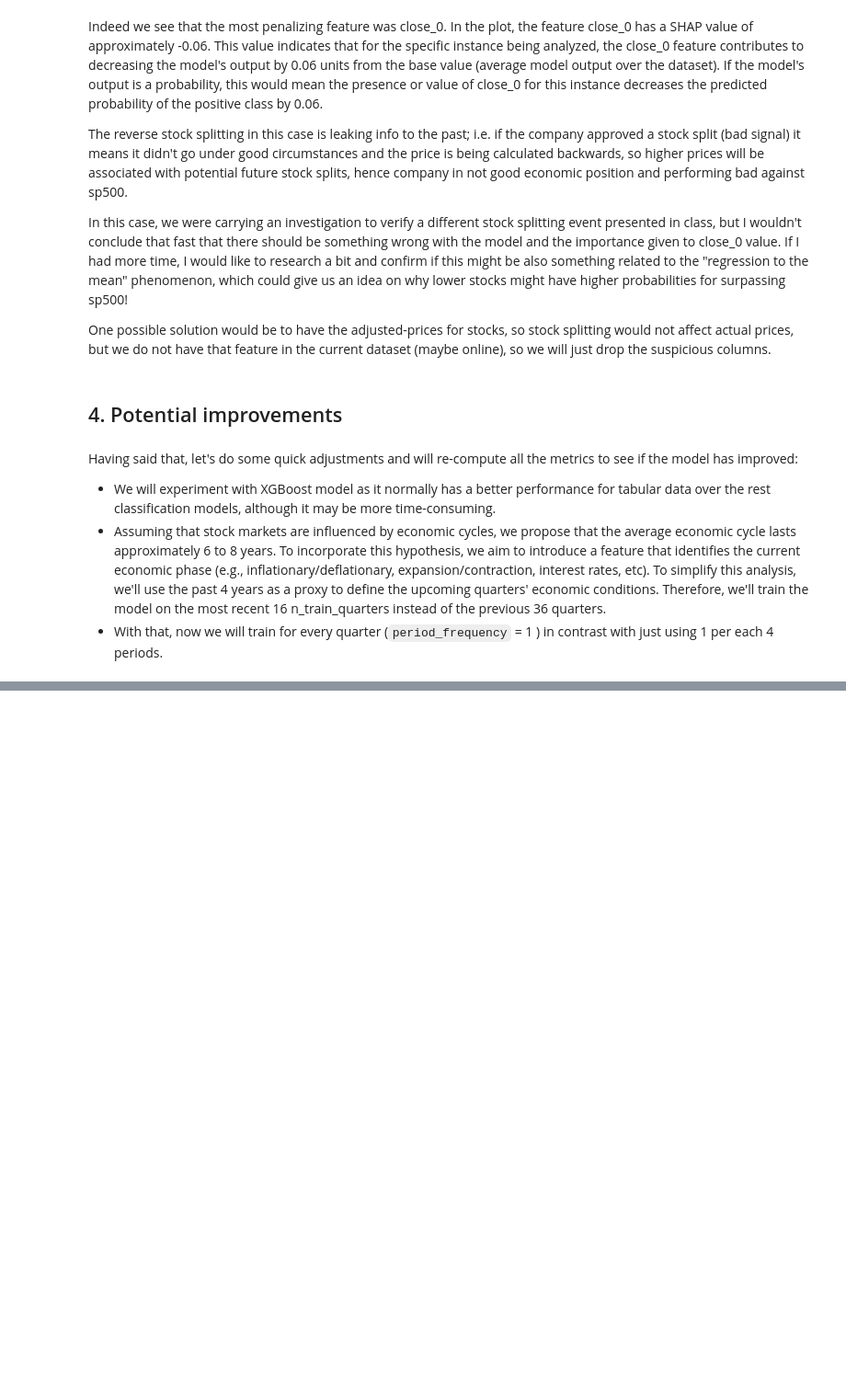
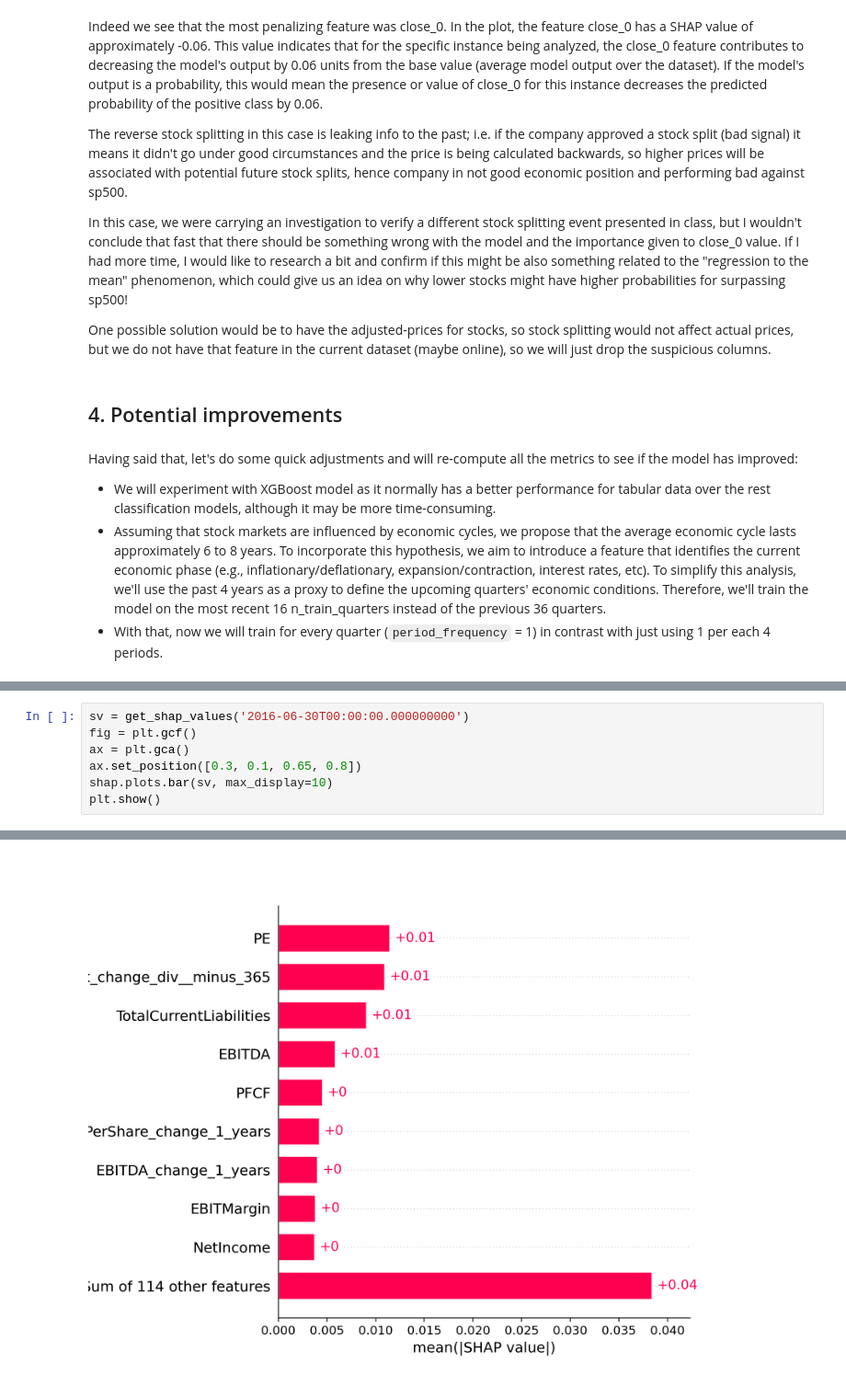
Before and after one commit to dan1dr/zrive-ds, a Jupyter notebook: src/module_5/module5.ipynb, the cells around one changed output, grey strips where cells are left out. Shown at 92% size. Cells and saved outputs as stored; diff of their text form; blank space fills up the shorter version.

```diff
--- a/src/module_5/module5.ipynb
+++ b/src/module_5/module5.ipynb
@@ -1231,0 +1307,8 @@ print(plot)
+# %%
+sv = get_shap_values('2016-06-30T00:00:00.000000000')
+fig = plt.gcf()
+ax = plt.gca()
+ax.set_position([0.3, 0.1, 0.65, 0.8])
+shap.plots.bar(sv, max_display=10)
+plt.show()
+# %% [output]
@@ -1231,0 +1317 @@ print(plot)
+[figure, added]
```
Also changed, not shown: parts of 30 cells of this notebook.
